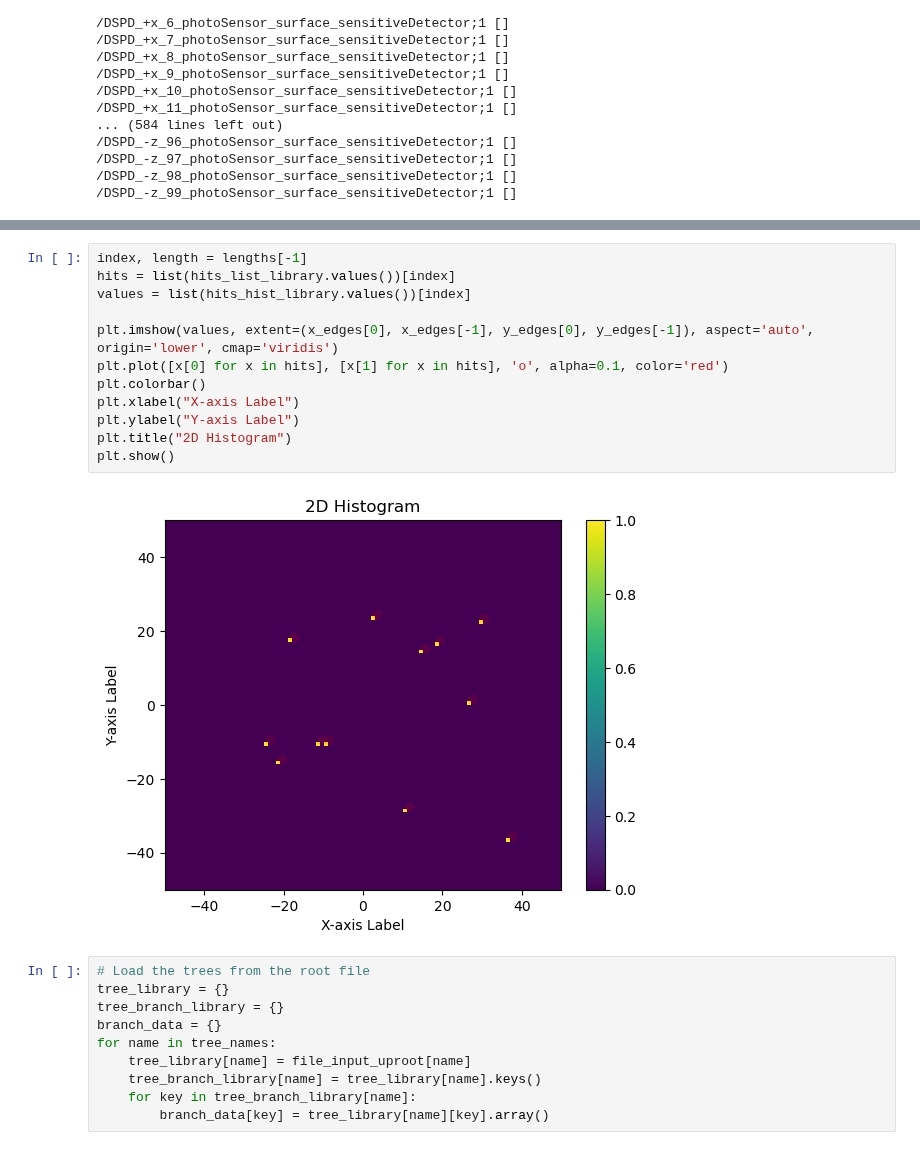
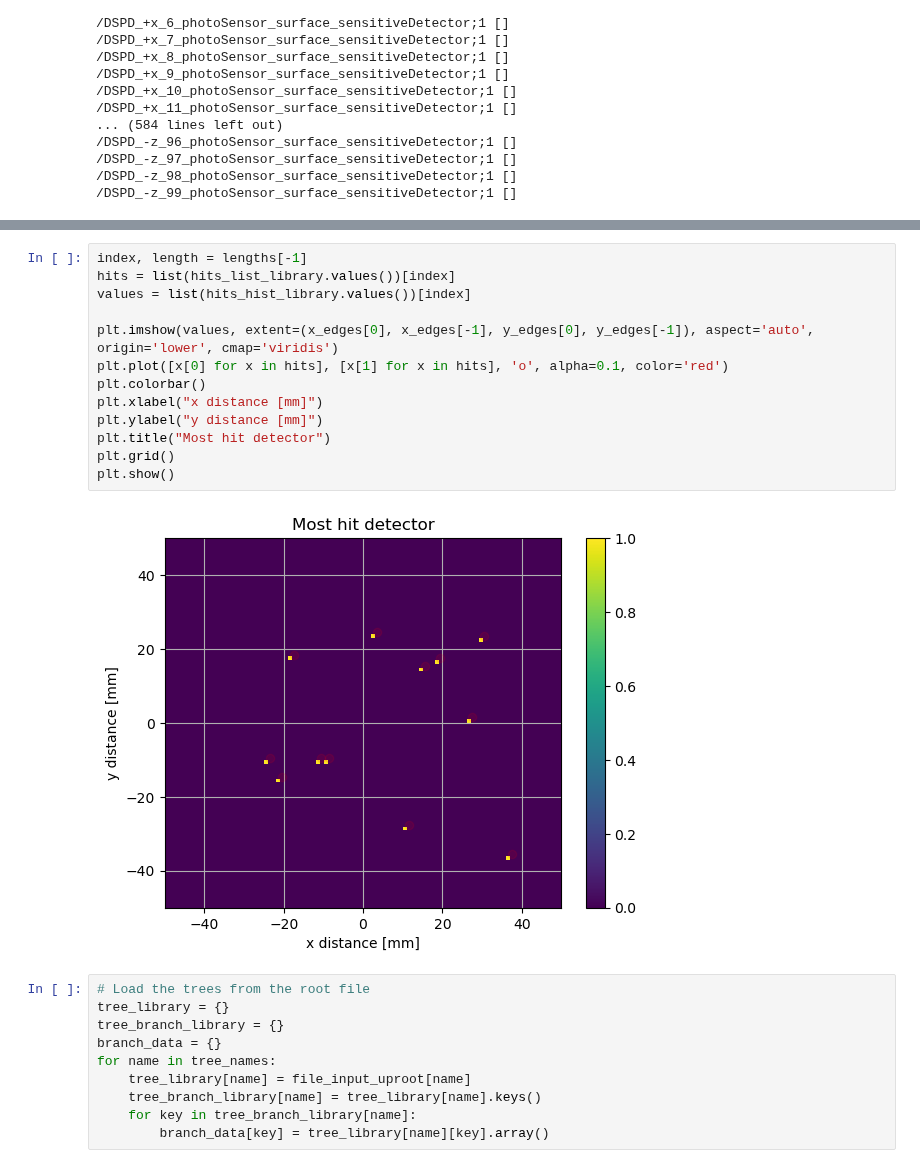
Before and after one commit to Noah-Everett/DSPS-Detector, a Jupyter notebook: analysis/preliminary.ipynb, the cells around one changed output, grey strips where cells are left out. Saved outputs shown, nothing was run; the diff lists cells and outputs as text.

```diff
--- a/analysis/topology.ipynb
+++ b/analysis/preliminary.ipynb
@@ -81,17 +81,18 @@ plt.show()
 # %%
 index, length = lengths[-1]
 hits = list(hits_list_library.values())[index]
 values = list(hits_hist_library.values())[index]
 
 plt.imshow(values, extent=(x_edges[0], x_edges[-1], y_edges[0], y_edges[-1]), aspect='auto', origin='lower', cmap='viridis')
 plt.plot([x[0] for x in hits], [x[1] for x in hits], 'o', alpha=0.1, color='red')
 plt.colorbar()
-plt.xlabel("X-axis Label")
-plt.ylabel("Y-axis Label")
-plt.title("2D Histogram")
+plt.xlabel("x distance [mm]")
+plt.ylabel("y distance [mm]")
+plt.title("Most hit detector")
+plt.grid()
 plt.show()
 # %% [output]
-[figure, old version]
+[figure, new version]
 # %%
 # Load the trees from the root file
 tree_library = {}
```
Also changed, not shown: parts of 2 cells of this notebook, 9 other files.
